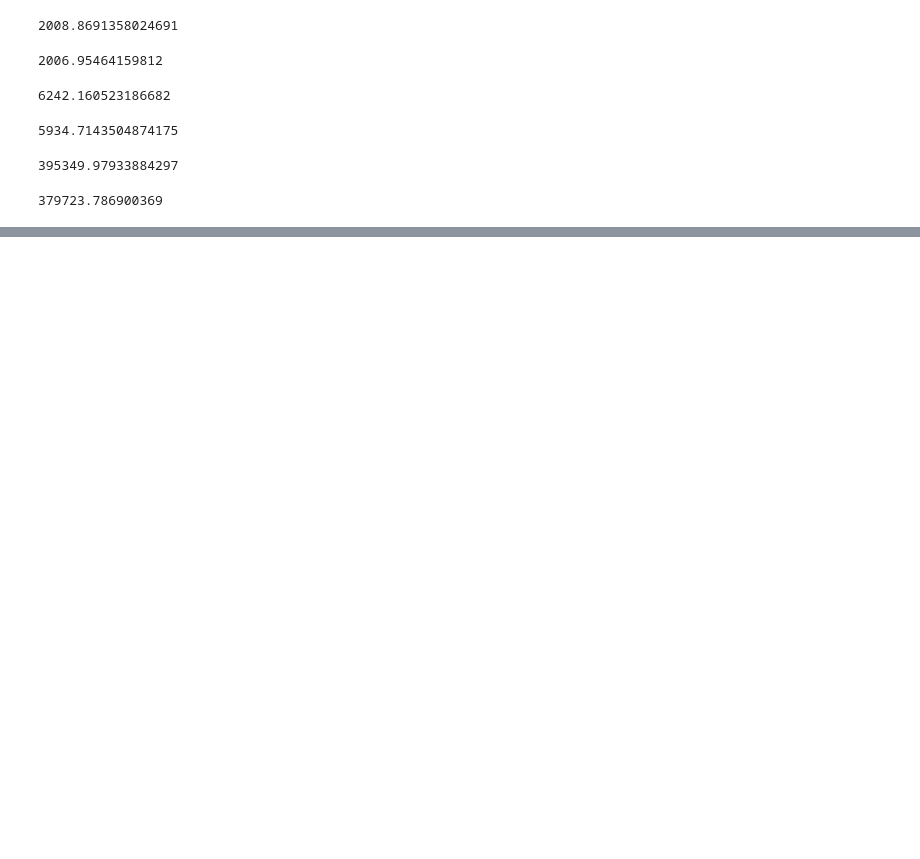
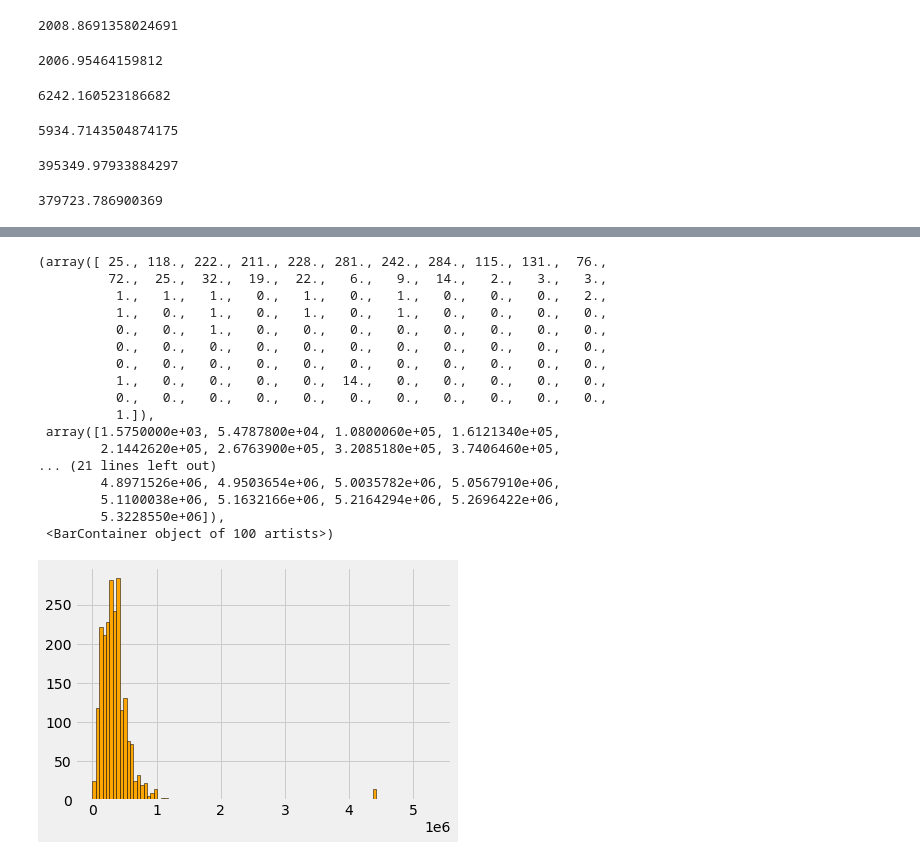
Before and after one commit to mhorstman/Final_Project_Team_1, a Jupyter notebook: Neighborhood_Supervised_Learning/West_Hollywood_Supervised_Learning.ipynb, the cells around one changed output, grey strips where cells are left out. Drawn from its saved outputs; the diff is of its cells as text; code cells hidden in the pictures; blank space fills up the shorter version.

```diff
--- a/Neighborhood_Supervised_Learning/West_Hollywood_Supervised_Learning.ipynb
+++ b/Neighborhood_Supervised_Learning/West_Hollywood_Supervised_Learning.ipynb
@@ -973,0 +1005,24 @@ West_Hollywood_NonSellers_df['LOANAMOUT1'][West_Hollywood_NonSellers_df['LOANAMO
+# %%
+plt.hist(West_Hollywood_NonSellers_df['LOANAMOUT1'][West_Hollywood_NonSellers_df['LOANAMOUT1'] != 0],
+         color = 'orange',
+         edgecolor= 'black',
+         bins = 100)
+# %% [output]
+(array([ 25., 118., 222., 211., 228., 281., 242., 284., 115., 131.,  76.,
+         72.,  25.,  32.,  19.,  22.,   6.,   9.,  14.,   2.,   3.,   3.,
+          1.,   1.,   1.,   0.,   1.,   0.,   1.,   0.,   0.,   0.,   2.,
+          1.,   0.,   1.,   0.,   1.,   0.,   1.,   0.,   0.,   0.,   0.,
+          0.,   0.,   1.,   0.,   0.,   0.,   0.,   0.,   0.,   0.,   0.,
+          0.,   0.,   0.,   0.,   0.,   0.,   0.,   0.,   0.,   0.,   0.,
+          0.,   0.,   0.,   0.,   0.,   0.,   0.,   0.,   0.,   0.,   0.,
+          1.,   0.,   0.,   0.,   0.,  14.,   0.,   0.,   0.,   0.,   0.,
+          0.,   0.,   0.,   0.,   0.,   0.,   0.,   0.,   0.,   0.,   0.,
+          1.]),
+ array([1.5750000e+03, 5.4787800e+04, 1.0800060e+05, 1.6121340e+05,
+        2.1442620e+05, 2.6763900e+05, 3.2085180e+05, 3.7406460e+05,
+... (21 lines left out)
+        4.8971526e+06, 4.9503654e+06, 5.0035782e+06, 5.0567910e+06,
+        5.1100038e+06, 5.1632166e+06, 5.2164294e+06, 5.2696422e+06,
+        5.3228550e+06]),
+ <BarContainer object of 100 artists>)
+[figure, added]
```
Also changed, not shown: parts of 26 cells of this notebook, 4 other files.
